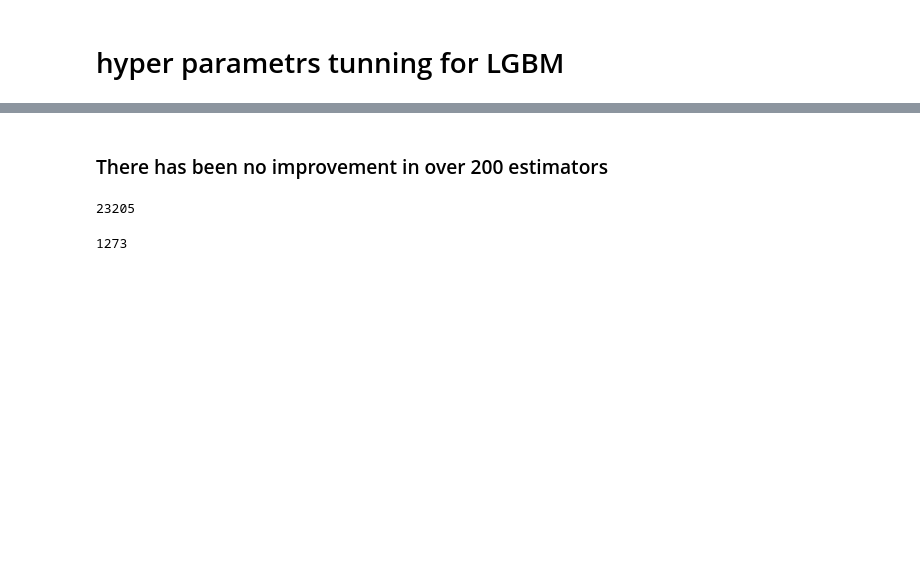
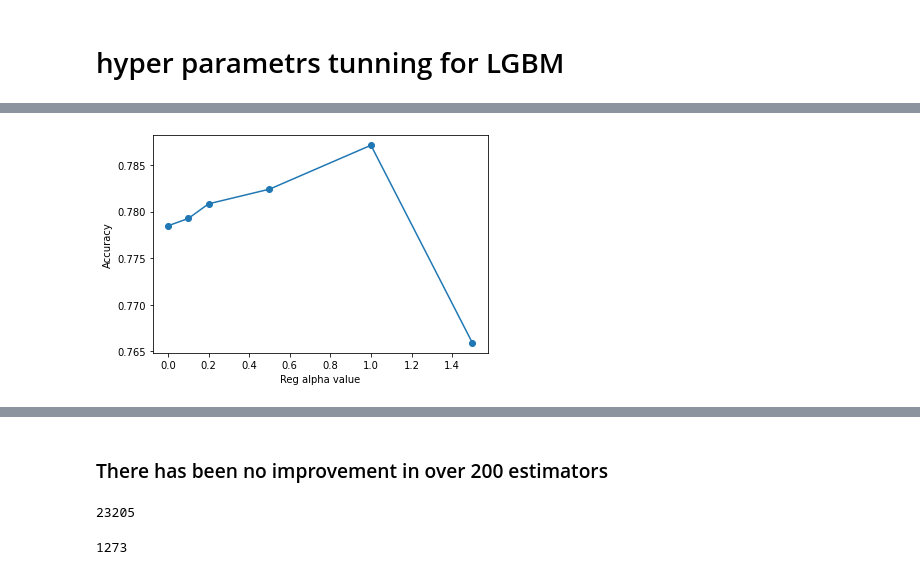
Before and after one commit to orenfix10/ML-project1, a Jupyter notebook: Main_Ex3_2023a_Ensemble_competition_(1).ipynb, the cells around one changed output, grey strips where cells are left out. Drawn from its saved outputs; the diff is of its cells as text; code cells hidden in the pictures; blank space fills up the shorter version.

```diff
--- a/Main_Ex3_2023a_Ensemble_competition_(1).ipynb
+++ b/Main_Ex3_2023a_Ensemble_competition_(1).ipynb
@@ -637,0 +670,19 @@ import lightgbm
+# %%
+from tqdm import tqdm
+reg_alpha = [0,0.1, 0.2,0.5,1,1.5]
+Accuracy_alpha = []
+
+
+for i in reg_alpha:
+  model_LGBM = lightgbm.LGBMClassifier(reg_alpha=i)
+  model_LGBM.fit(X_train, Y_train)
+  y_pred = model_LGBM.predict(X_test)
+  accuracy = accuracy_score(Y_test, y_pred)
+  Accuracy_alpha.append(accuracy)
+
+plt.plot(reg_alpha, Accuracy_alpha, "-o")
+plt.xlabel("Reg alpha value")
+plt.ylabel("Accuracy")
+plt.show()
+# %% [output]
+[figure, added]
```
Also changed, not shown: parts of 58 cells of this notebook.
